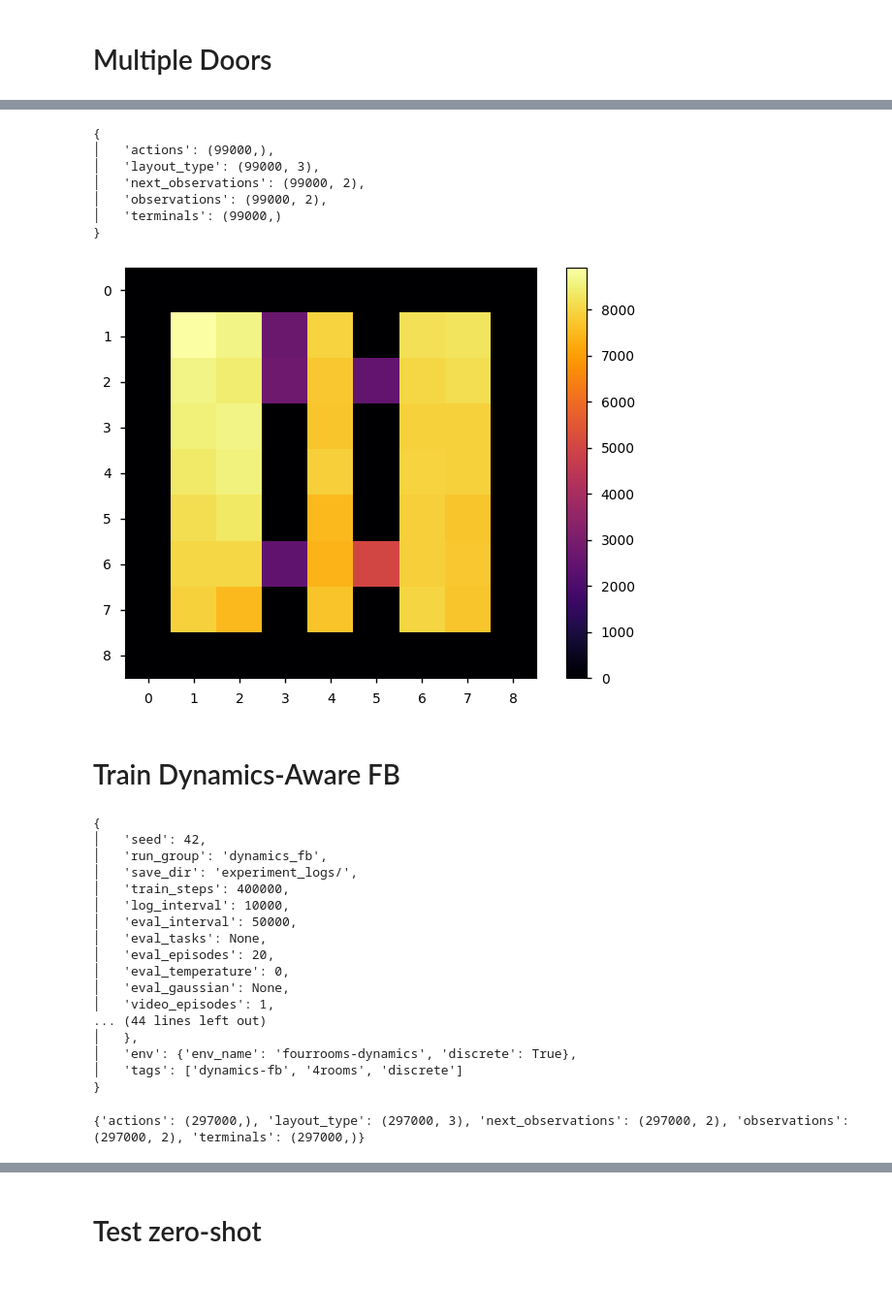
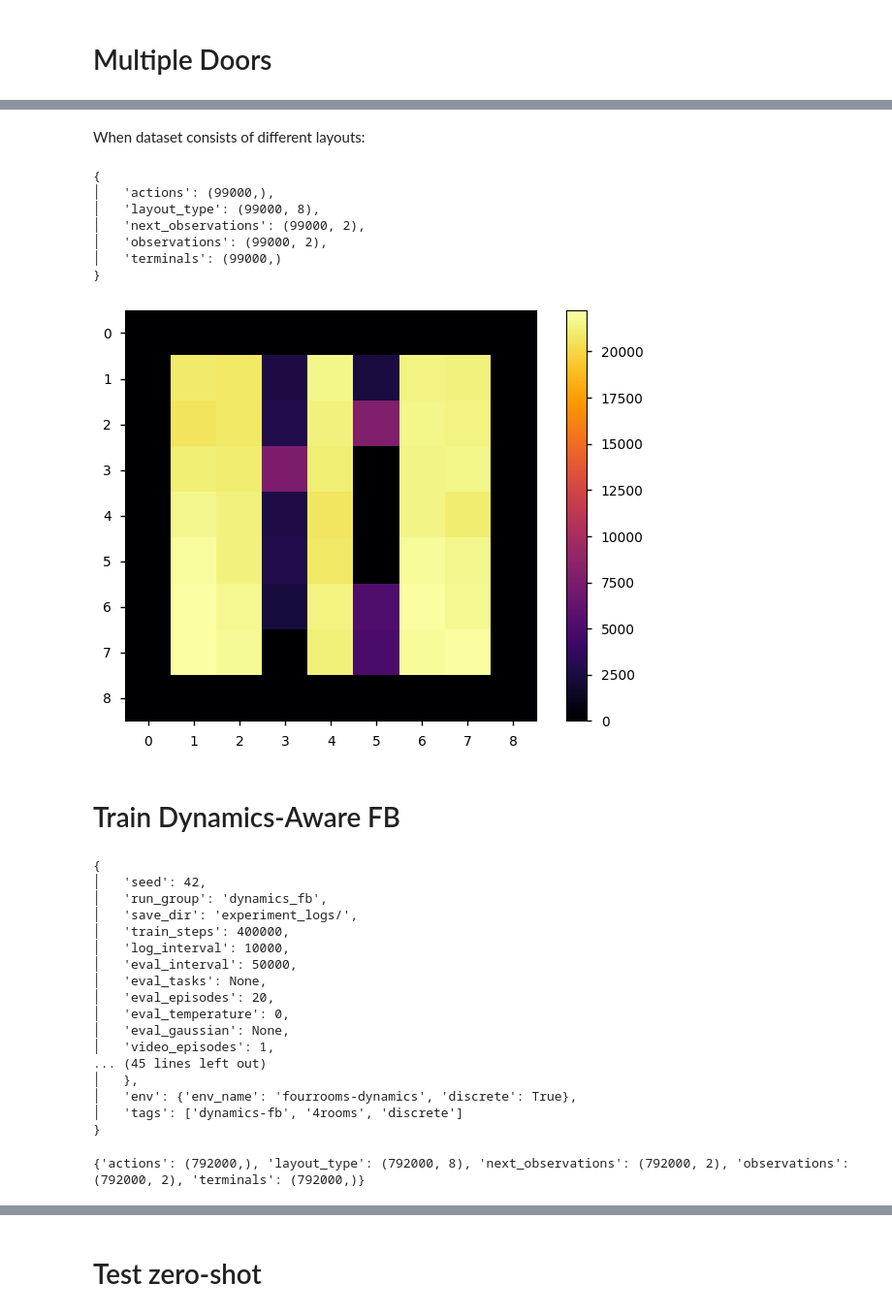
Before and after one commit to skylooop/BeliefConditionedFB, a Jupyter notebook: notebooks/dynamics_fb_doors_debug.ipynb, the cells around one changed output, grey strips where cells are left out. Shown at 97% size. Drawn from its saved outputs; the diff is of its cells as text; code cells hidden in the pictures; blank space fills up the shorter version.

```diff
--- a/notebooks/dynamics_fb_doors_debug.ipynb
+++ b/notebooks/dynamics_fb_doors_debug.ipynb
@@ -50,6 +50,8 @@ for i in [0, 1, 2, 3]:
 mediapy.show_images(layouts, width=256, height=256)
 # %% [output]
 [interactive output not drawn]
+# %% [markdown]
+When dataset consists of different layouts:
 # %%
 from envs.minigrid.env_utils import random_exploration, q_learning
 
@@ -57,48 +59,47 @@ train_layout_data = []
 
 # NUM_TRAIN_LAYOUTS = 3
 # NUM_TRAIN_STEPS = 100
-# NUM_TRAIN_EPISODES = 1000
+# NUM_TRAIN_EPISODES = 500
 
 # for i in tqdm(range(NUM_TRAIN_LAYOUTS)):
-#     env = DynamicsGeneralization_Doors(render_mode="rgb_array", highlight=False, max_steps=NUM_TRAIN_STEPS, agent_start_pos=None) # comment agent_start_pos for same start pos
+#     env = DynamicsGeneralization_Doors(render_mode="rgb_array", highlight=False, max_steps=NUM_TRAIN_STEPS)#, agent_start_pos=None) # comment agent_start_pos for same start pos
 #     env._gen_grid = partial(env._gen_grid, layout_type=i)
 #     env = MinigridWrapper(env)
 #     # dataset, env = random_exploration(env, num_episodes=NUM_TRAIN_EPISODES, layout_type=i, num_mdp=NUM_TRAIN_LAYOUTS)
 #     dataset, env = q_learning(env, num_episodes=NUM_TRAIN_EPISODES, layout_type=i, epsilon=0.75, num_mdp=NUM_TRAIN_LAYOUTS)
 #     train_layout_data.append(dataset)
 
-NUM_TRAIN_LAYOUTS = 3
+NUM_TRAIN_LAYOUTS = 8
 NUM_TRAIN_STEPS = 100
 NUM_TRAIN_EPISODES = 1000
 
 for i in tqdm(range(NUM_TRAIN_LAYOUTS)):
     env = DynamicsGeneralization_Doors(render_mode="rgb_array", highlight=False, max_steps=NUM_TRAIN_STEPS, agent_start_pos=None) # comment agent_start_pos for same start pos
     env._gen_grid = partial(env._gen_grid, layout_type=i)
     env = MinigridWrapper(env)
     dataset, env = random_exploration(env, num_episodes=NUM_TRAIN_EPISODES, layout_type=i, num_mdp=NUM_TRAIN_LAYOUTS)
-    #dataset, env = q_learning(env, num_episodes=NUM_TRAIN_EPISODES, layout_type=i, epsilon=0.75, num_mdp=NUM_TRAIN_LAYOUTS)
     train_layout_data.append(dataset)
 
 pprint(jax.tree.map(lambda x: x.shape, train_layout_data[0]))
 
 coverage_map = np.zeros(shape=(env.env.unwrapped.width, env.env.unwrapped.height))
 for layout in train_layout_data:
     for obs in layout['observations']:
         obs = obs.astype(np.int16)
         coverage_map[obs[1], obs[0]] += 1
 
 plt.imshow(coverage_map, cmap='inferno', vmin=0)
 plt.colorbar()
 plt.show()
 # %% [output]
 {
 │   'actions': (99000,),
-│   'layout_type': (99000, 3),
+│   'layout_type': (99000, 8),
 │   'next_observations': (99000, 2),
 │   'observations': (99000, 2),
 │   'terminals': (99000,)
 }
-[figure, old version]
+[figure, new version]
 # %% [markdown]
 # Train Dynamics-Aware FB
 # %%
@@ -107,7 +108,11 @@ from utils.datasets import Dataset, GCDataset
 
 with initialize(version_base=None, config_path="../configs/"):
     fb_config = compose(config_name='entry.yaml', overrides=['experiment=fb_dynamics_discrete.yaml',
-                                                            f'agent.number_of_meta_envs={NUM_TRAIN_LAYOUTS}'])
+                                                            f'agent.number_of_meta_envs={NUM_TRAIN_LAYOUTS}',
+                                                            f'+agent.kappa=100',
+                                                            f'agent.z_dim=100',
+                                                            f'agent.output_dim=100'])
+                                                            # f'agent.z_mix_ratio=0.5'])
     fb_config = OmegaConf.to_container(fb_config, resolve=True)
     pprint(fb_config)
 
@@ -116,8 +121,8 @@ def concatenate_dicts(dict1, dict2):
 
 whole_data = functools.reduce(concatenate_dicts, train_layout_data)
 # SAVING
-np.save(f"../aux_data/doors_meta{NUM_TRAIN_LAYOUTS}_data", arr=jax.device_get(whole_data))
-whole_data = np.load(f"/home/m_bobrin/ZeroShotRL/aux_data/doors_meta{NUM_TRAIN_LAYOUTS}_data.npy", allow_pickle=True).item()
+# np.save(f"../aux_data/doors_meta{NUM_TRAIN_LAYOUTS}_data", arr=jax.device_get(whole_data))
+# whole_data = np.load(f"/home/m_bobrin/ZeroShotRL/aux_data/doors_meta{NUM_TRAIN_LAYOUTS}_data.npy", allow_pickle=True).item()
 
 print(jax.tree.map(lambda x: x.shape, whole_data))
 whole_dataset = Dataset.create(**jax.device_get(whole_data))
@@ -135,11 +140,11 @@ gc_whole_dataset = GCDataset(whole_dataset, config=fb_config['agent'])
 │   'eval_temperature': 0,
 │   'eval_gaussian': None,
 │   'video_episodes': 1,
-... (44 lines left out)
+... (45 lines left out)
 │   },
 │   'env': {'env_name': 'fourrooms-dynamics', 'discrete': True},
 │   'tags': ['dynamics-fb', '4rooms', 'discrete']
 }
-{'actions': (297000,), 'layout_type': (297000, 3), 'next_observations': (297000, 2), 'observations': (297000, 2), 'terminals': (297000,)}
+{'actions': (792000,), 'layout_type': (792000, 8), 'next_observations': (792000, 2), 'observations': (792000, 2), 'terminals': (792000,)}
 # %%
 sys.path.append("..")
```
Also changed, not shown: parts of 15 cells of this notebook, 21 other files.
